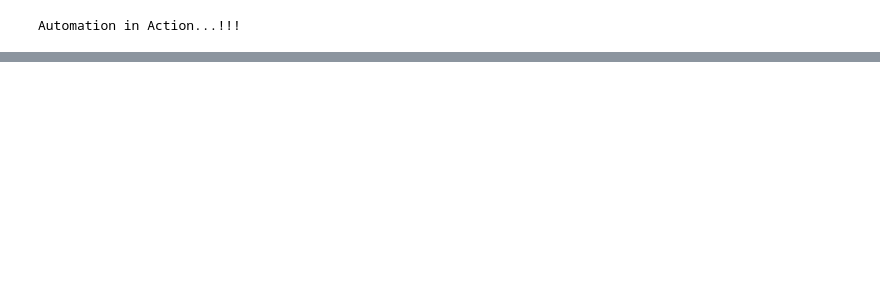
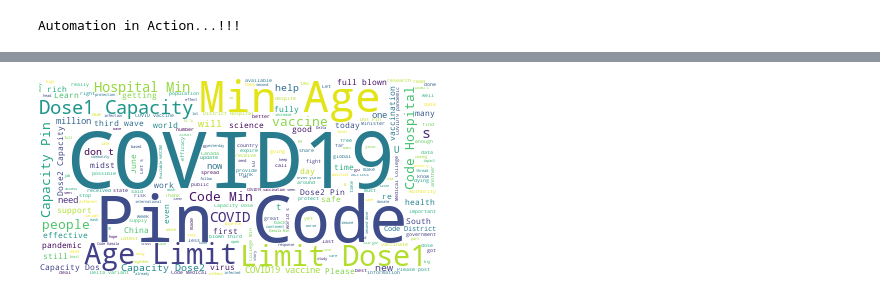
Before and after one commit to mozartofmath/Week0_Task3, a Jupyter notebook: Topic_and_Sentiment.ipynb, the cells around one changed output, grey strips where cells are left out. Cells and saved outputs as stored; diff of their text form; code cells hidden in the pictures; blank space fills up the shorter version.

Commit message:
modelled topics using wordcloud

```diff
--- a/Topic_and_Sentiment.ipynb
+++ b/Topic_and_Sentiment.ipynb
@@ -309,0 +259,3 @@ Prediction
+# %%
+mydataset = clean_df[['original_text','polarity','subjectivity']]
+mydataset.head()
@@ -309,0 +269,18 @@ Prediction
+# %%
+import re
+import emoji
+import nltk
+nltk.download('words')
+words = set(nltk.corpus.words.words())
+
+def cleaner(tweet):
+    tweet = re.sub("@[A-Za-z0-9]+","",tweet) #Remove @ sign
+    tweet = re.sub(r"(?:\@|http?\://|https?\://|www)\S+", "", tweet) #Remove http links
+    tweet = " ".join(tweet.split())
+    tweet = ''.join(c for c in tweet if c not in emoji.UNICODE_EMOJI) #Remove Emojis
+    tweet = tweet.replace("#", "").replace("_", " ") #Remove hashtag sign but keep the text
+    tweet = " ".join(w for w in nltk.wordpunct_tokenize(tweet) \
+         if w.lower() in words or not w.isalpha())
+    return tweet
+mydataset['clean_text'] = mydataset['original_text'].map(lambda x: cleaner(x))
+mydataset.head()
@@ -309,0 +302,13 @@ Prediction
+# %%
+from wordcloud import WordCloud
+
+long_string = ','.join(list(mydataset['clean_text'].values))
+
+wordcloud = WordCloud(background_color="white", max_words=1000, contour_width=3, contour_color='steelblue')
+
+wordcloud.generate(long_string)
+
+# Visualize the word cloud
+wordcloud.to_image()
+# %% [output]
+[figure, added]
```
Also changed, not shown: parts of 3 cells of this notebook.
